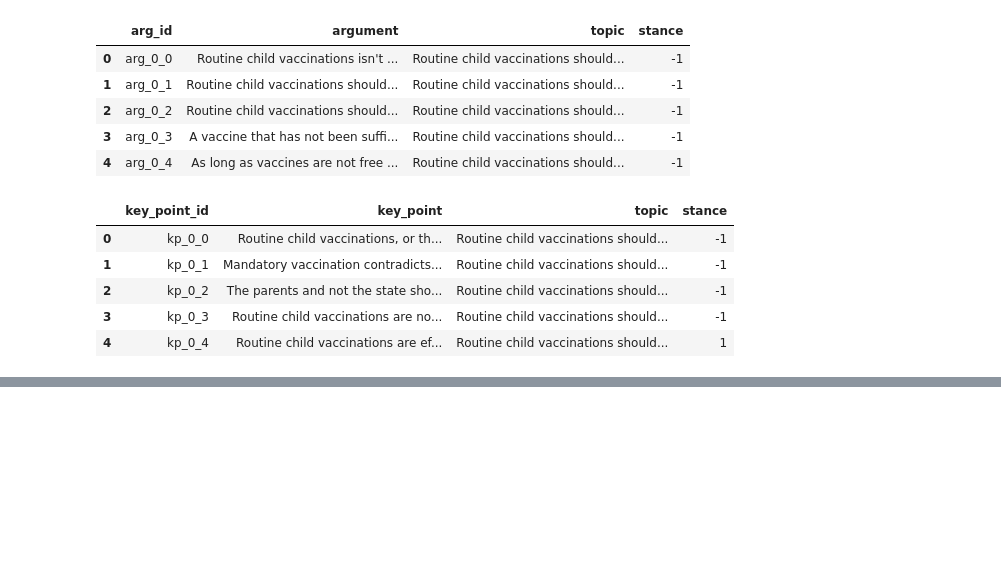
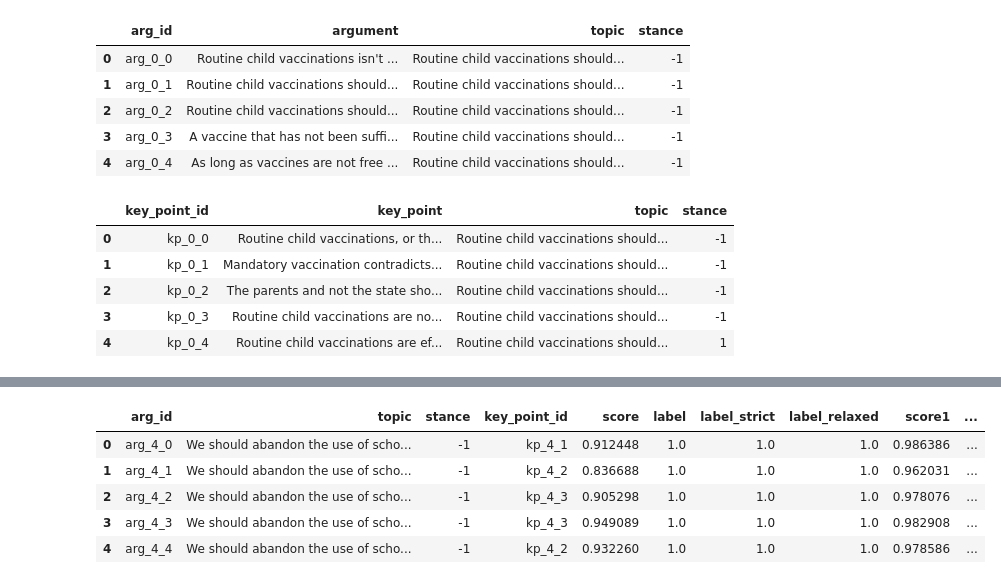
Before and after one commit to webis-de/argmining-21-keypoint-analysis-sharedtask-code, a Jupyter notebook: siamese-nn/src-ipynb/experiment-training-ensemble.ipynb, the cells around one changed output, grey strips where cells are left out. Saved outputs shown, nothing was run; the diff lists cells and outputs as text; code cells hidden in the pictures; blank space fills up the shorter version.

```diff
--- a/siamese-nn/src-ipynb/experiment-training-ensemble.ipynb
+++ b/siamese-nn/src-ipynb/experiment-training-ensemble.ipynb
@@ -17,6 +17,8 @@ os.environ['CUDA_VISIBLE_DEVICES'] = '2'
 sys.path.insert(0, "../src-py")
 
 import sbert_training
+# %%
+data_path = '/mnt/ceph/storage/data-in-progress/data-research/arguana/arg-generation'
 # %%
 training_df = pd.read_csv('../../data/training_df.csv')
 valid_df = pd.read_csv('../../data/our_valid.csv')
@@ -197,9 +301,19 @@ pred_output_path = '/workspace/ceph_data/data-in-progress/data-research/arguana/
+# %%
+models_list = [
+     data_path + '/keypoint-analysis-sharedtask/final-experiment/roberta-large-final-model-fold-0-2023-07-03_14-50-42',
+     data_path + '/keypoint-analysis-sharedtask/final-experiment/roberta-large-final-model-fold-1-2023-07-03_15-07-56',
+     data_path + '/keypoint-analysis-sharedtask/final-experiment/roberta-large-final-model-fold-2-2023-07-03_15-22-51',
+     data_path + '/keypoint-analysis-sharedtask/final-experiment/roberta-large-final-model-fold-3-2023-07-03_15-37-30',
+     data_path + '/keypoint-analysis-sharedtask/final-experiment/roberta-large-final-model-fold-4-2023-07-03_15-52-27',
+]
+
+pred_output_path = data_path + '/keypoint-analysis-sharedtask/siamese-data/preds/'
 # %%
 from sentence_transformers import SentenceTransformer, InputExample, LoggingHandler, losses, models, util
 import torch
 from track_1_kp_matching import *
 # testing wheter prediction work on the dev data
-test_keypoints_df = pd.read_csv('/workspace/project_git/keypoint-analysis-sharedtask/KPA_2021_shared_task/kpm_data/key_points_dev.csv')
-test_arguments_df = pd.read_csv('/workspace/project_git/keypoint-analysis-sharedtask/KPA_2021_shared_task/kpm_data/arguments_dev.csv')
-preds_df = predict_and_evaluate(test_arguments_df, test_keypoints_df,  '/workspace/project_git/keypoint-analysis-sharedtask/KPA_2021_shared_task/kpm_data', 'dev')
+test_keypoints_df = pd.read_csv('../../KPA_2021_shared_task/kpm_data/key_points_dev.csv')
+test_arguments_df = pd.read_csv('../../KPA_2021_shared_task/kpm_data/arguments_dev.csv')
+preds_df = predict_and_evaluate(test_arguments_df, test_keypoints_df,  '../../KPA_2021_shared_task/kpm_data', 'dev')
 # %% [output]
@@ -209,0 +345,16 @@ FileNotFoundError: [Errno 2] No such file or directory: '../../data/cross-valida
+# %%
+final_pred_df = preds_df[models_list[0].split('/')[-1]].copy()
+final_pred_df['score1'] = preds_df[models_list[1].split('/')[-1]]['score']
+final_pred_df['score2'] = preds_df[models_list[2].split('/')[-1]]['score']
+final_pred_df['score3'] = preds_df[models_list[3].split('/')[-1]]['score']
+final_pred_df['score4'] = preds_df[models_list[3].split('/')[-1]]['score']
+final_pred_df['score']   = final_pred_df.apply(lambda row: np.mean([row['score'], row['score1'], row['score2'], row['score3'], row['score4']]), axis=1)
+# %%
+final_pred_df.head()
+# %% [output]
+|  | arg_id | topic | stance | key_point_id | score | label | label_strict | label_relaxed | score1 | ... |
+| 0 | arg_4_0 | We should abandon the use of scho... | -1 | kp_4_1 | 0.912448 | 1.0 | 1.0 | 1.0 | 0.986386 | ... |
+| 1 | arg_4_1 | We should abandon the use of scho... | -1 | kp_4_2 | 0.836688 | 1.0 | 1.0 | 1.0 | 0.962031 | ... |
+| 2 | arg_4_2 | We should abandon the use of scho... | -1 | kp_4_3 | 0.905298 | 1.0 | 1.0 | 1.0 | 0.978076 | ... |
+| 3 | arg_4_3 | We should abandon the use of scho... | -1 | kp_4_3 | 0.949089 | 1.0 | 1.0 | 1.0 | 0.982908 | ... |
+| 4 | arg_4_4 | We should abandon the use of scho... | -1 | kp_4_2 | 0.932260 | 1.0 | 1.0 | 1.0 | 0.978586 | ... |
```
Also changed, not shown: parts of 17 cells of this notebook, 4 other files.
